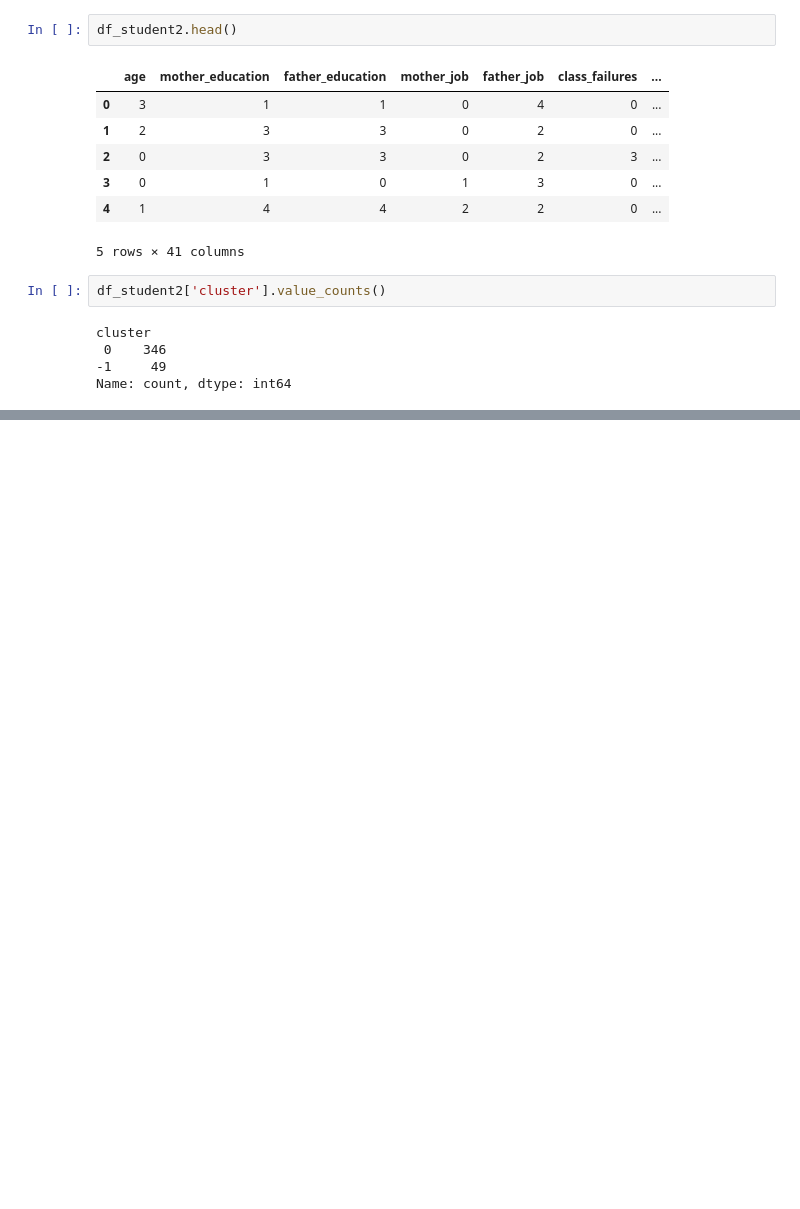
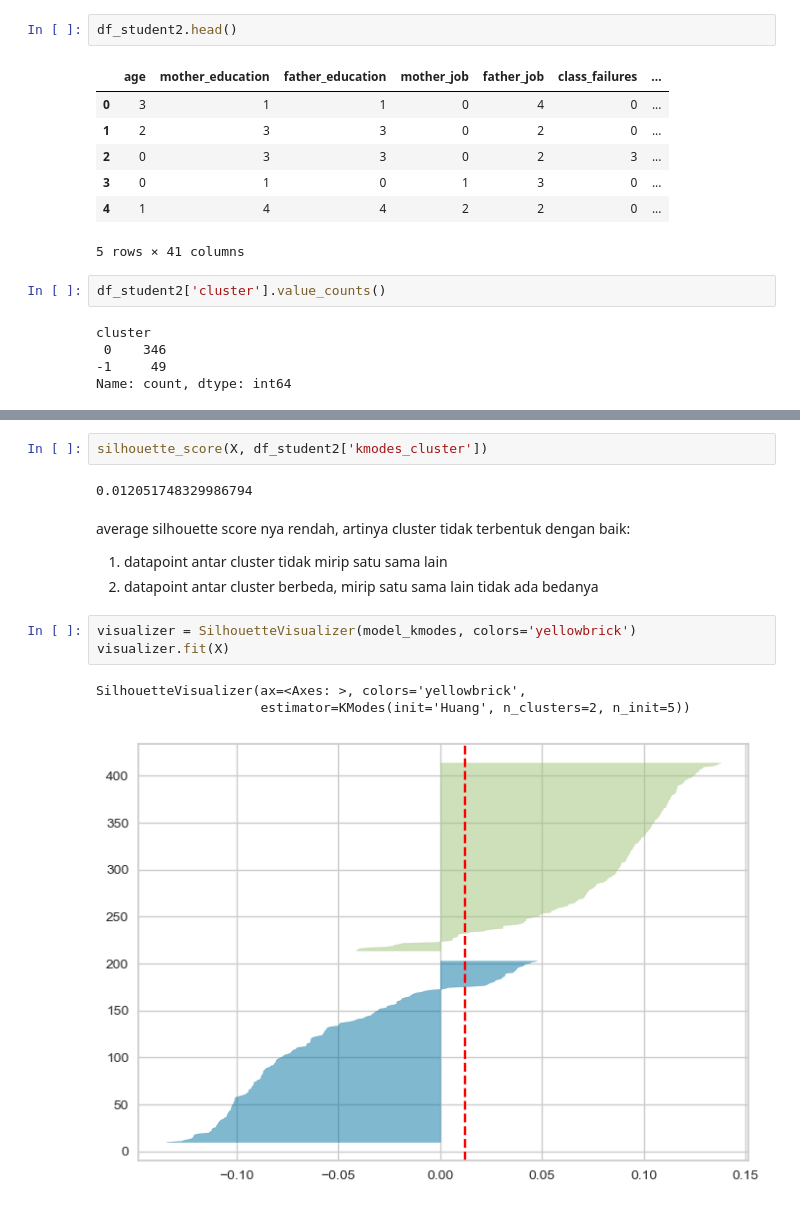
Before and after one commit to stefkwan/pytn_300725, a Jupyter notebook: sesi16_FinalProject.ipynb, the cells around one changed output, grey strips where cells are left out. Cells and saved outputs as stored; diff of their text form; blank space fills up the shorter version.

```diff
--- a/sesi16_FinalProject.ipynb
+++ b/sesi16_FinalProject.ipynb
@@ -288,0 +326,15 @@ plt.show()
+# %%
+silhouette_score(X, df_student2['kmodes_cluster'])
+# %% [output]
+0.012051748329986794
+# %% [markdown]
+average silhouette score nya rendah, artinya cluster tidak terbentuk dengan baik:
+1. datapoint antar cluster tidak mirip satu sama lain
+2. datapoint antar cluster berbeda, mirip satu sama lain tidak ada bedanya
+# %%
+visualizer = SilhouetteVisualizer(model_kmodes, colors='yellowbrick')
+visualizer.fit(X)
+# %% [output]
+SilhouetteVisualizer(ax=<Axes: >, colors='yellowbrick',
+                     estimator=KModes(init='Huang', n_clusters=2, n_init=5))
+[figure, added]
```
Also changed, not shown: parts of 14 cells of this notebook.
